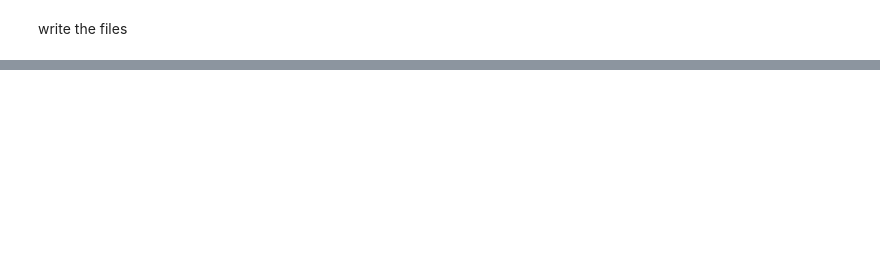
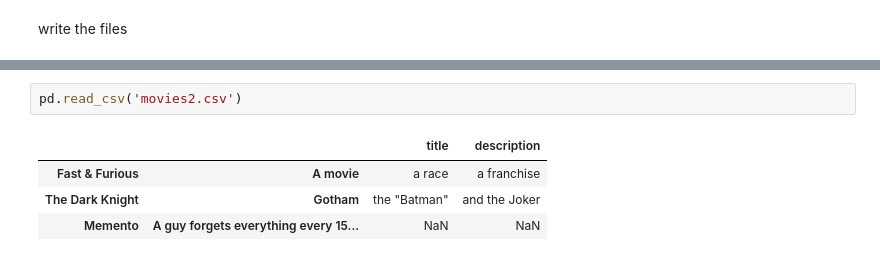
Before and after one commit to S827/Data-Science, a Jupyter notebook: Python-Fundamentals/NumPy/python-os-and-filesystem.ipynb, the cells around one changed output, grey strips where cells are left out. Saved outputs shown, nothing was run; the diff lists cells and outputs as text; blank space fills up the shorter version.

```diff
--- a/Python-Fundamentals/NumPy/python-os-and-filesystem.ipynb
+++ b/Python-Fundamentals/NumPy/python-os-and-filesystem.ipynb
@@ -740,0 +947,7 @@ os.listdir('./data')
+# %%
+pd.read_csv('movies2.csv')
+# %% [output]
+|  |  | title | description |
+| Fast & Furious | A movie | a race | a franchise |
+| The Dark Knight | Gotham | the "Batman" | and the Joker |
+| Memento | A guy forgets everything every 15... | NaN | NaN |
```
Also changed, not shown: parts of 63 cells of this notebook, 3 other files.
